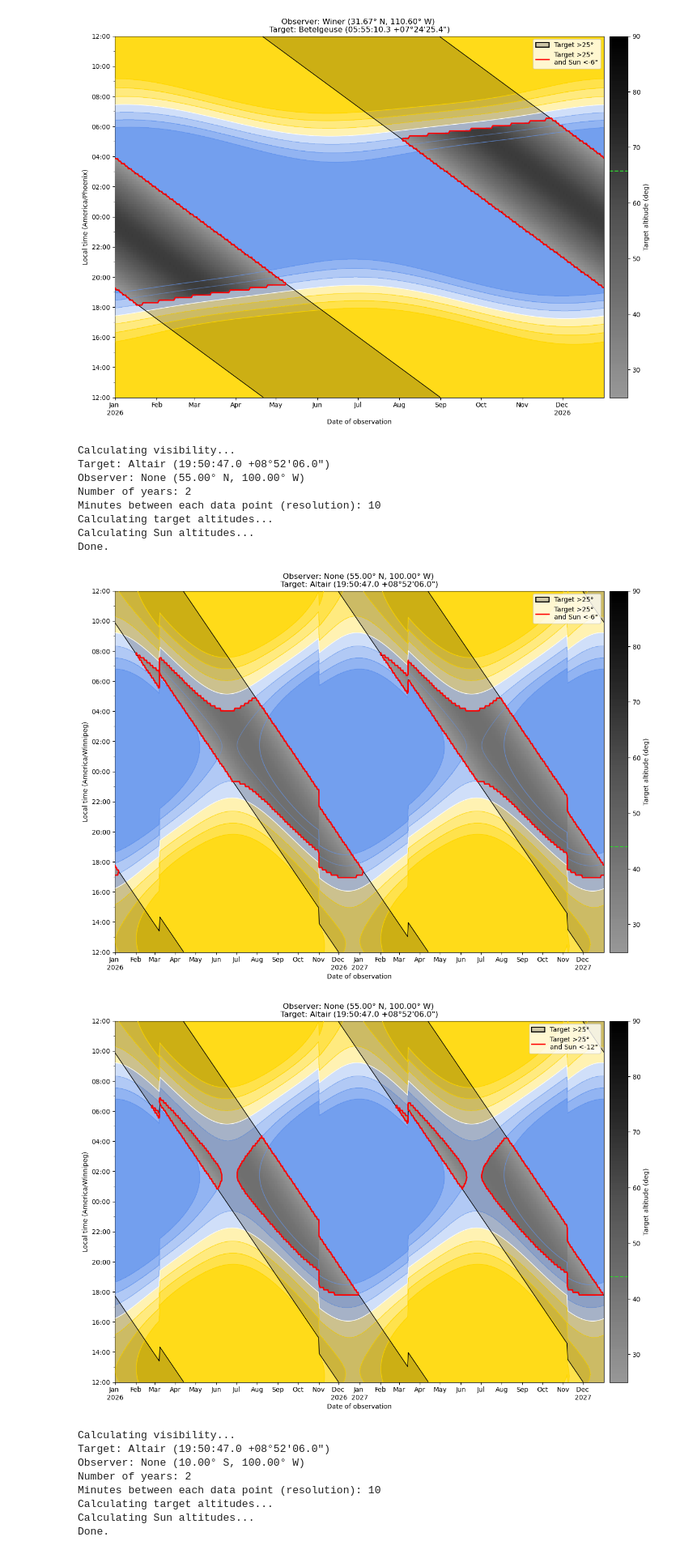
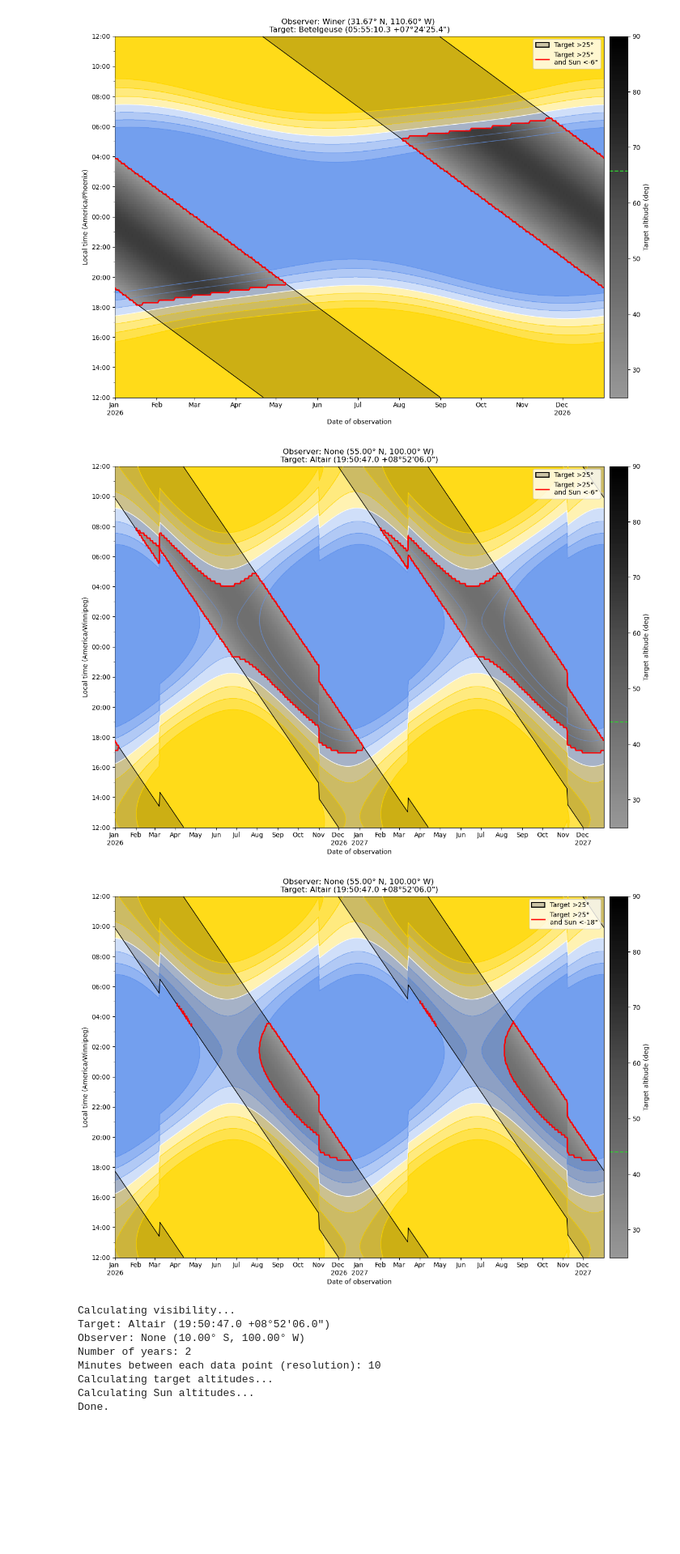
Before and after one commit to johnmomberg/Visibility_Planner, a Jupyter notebook: examples.ipynb, the cells around one changed output. Shown at 81% size. Saved outputs shown, nothing was run; the diff lists cells and outputs as text; code cells hidden in the pictures; blank space fills up the shorter version.

```diff
--- a/examples.ipynb
+++ b/examples.ipynb
@@ -113,24 +113,17 @@ Done.
 # %%
 # Example 6: Altair, but seen from farther north
 
 Observer = src.get_observer(lat_long_tuple=(55, -100))
 Target = src.get_target(target_name="Altair")
 dates, times, target_alt, sun_alt = src.calc_visibility(Observer, Target)
+
 src.plot_visibility(dates, times, target_alt, sun_alt, Target, Observer)
 
 # Show what happens if you require a stricter darkness level
-src.plot_visibility(dates, times, target_alt, sun_alt, Target, Observer, sun_max_alt=-12)
+src.plot_visibility(dates, times, target_alt, sun_alt, Target, Observer, sun_max_alt=-18)
 # %% [output]
-Calculating visibility...
-Target: Altair (19:50:47.0 +08°52'06.0")
-Observer: None (55.00° N, 100.00° W)
-Number of years: 2
-Minutes between each data point (resolution): 10
-Calculating target altitudes...
-Calculating Sun altitudes...
-Done.
 [figure]
-[figure, old version]
+[figure, new version]
 # %%
 # Example 7: Same star, but seen from the southern hemisphere
 
```
Also changed, not shown: parts of 3 cells of this notebook, 1 other file.
